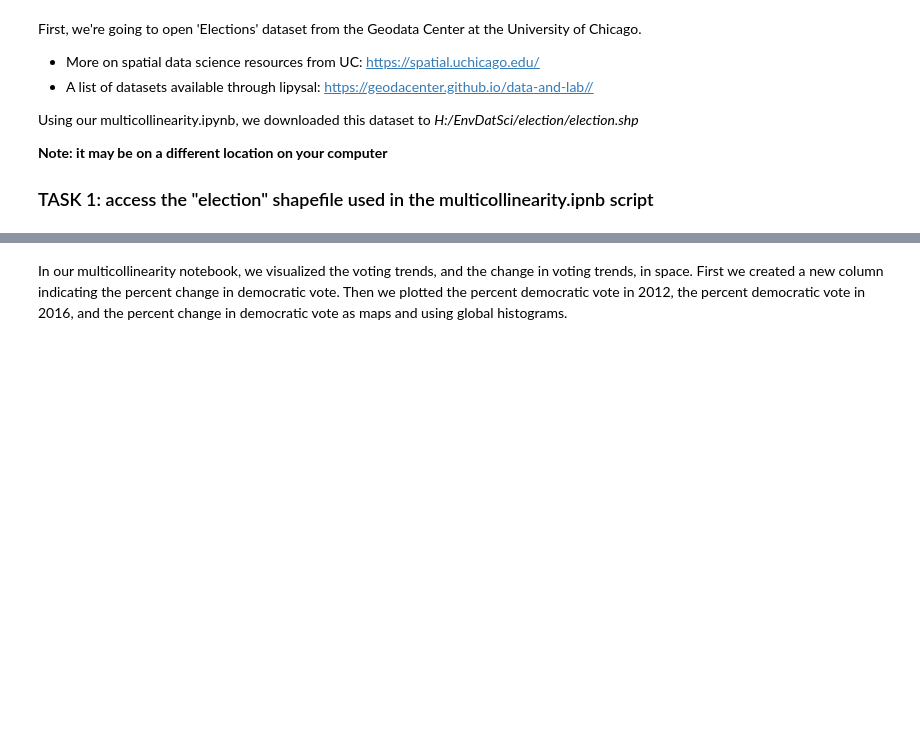
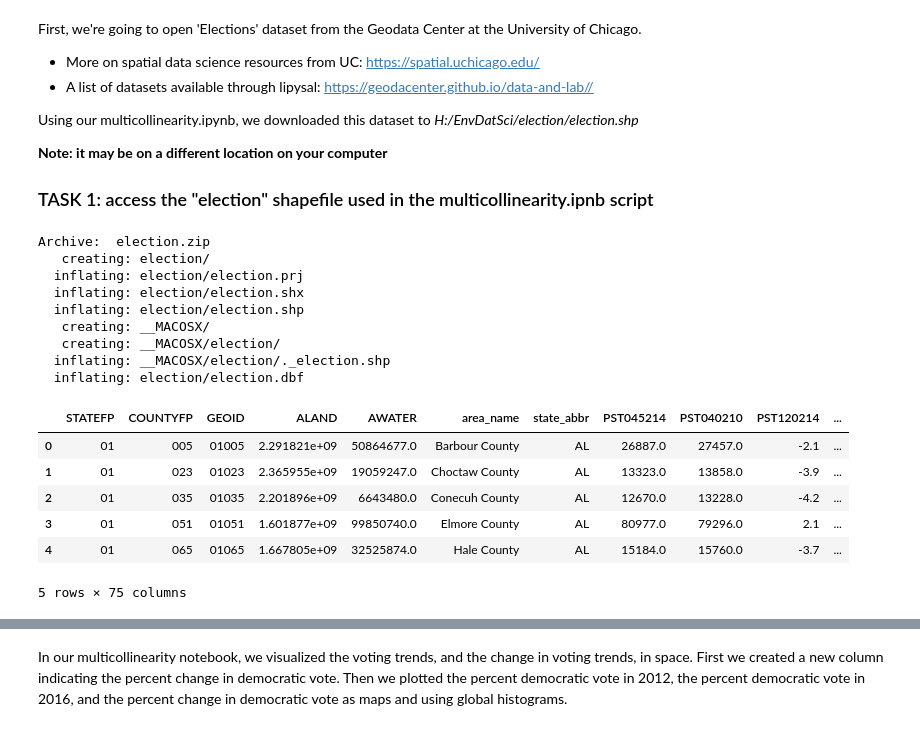
Before and after one commit to megmkoch/EnvDatSci22, a Jupyter notebook: CodeSprints/autocorrelation_methods.ipynb, the cells around one changed output, grey strips where cells are left out. Cells and saved outputs as stored; diff of their text form; code cells hidden in the pictures; blank space fills up the shorter version.

```diff
--- a/CodeSprints/autocorrelation_methods.ipynb
+++ b/CodeSprints/autocorrelation_methods.ipynb
@@ -40,3 +56,40 @@ Using our multicollinearity.ipynb, we downloaded this dataset to *H:/EnvDatSci/e
+# %%
+# Task 1
+#import required function:
+import urllib.request
+
+#define online filepath (aka url):
+url = 'https://geodacenter.github.io/data-and-lab//data/election.zip'
+
+#define local filepath:
+local_filepath = 'election.zip'
+
+#download elections data:
+urllib.request.urlretrieve(url, local_filepath)
+
+#unzip file: see if google can help you figure this one out!
+!unzip election.zip
+
+# TASK 2: Use geopandas to read in this shapefile. Call your geopandas.DataFrame "votes"
+votes = gpd.read_file("election/election.shp")
+votes.head()
+# %% [output]
+Archive:  election.zip
+   creating: election/
+  inflating: election/election.prj
+  inflating: election/election.shx
+  inflating: election/election.shp
+   creating: __MACOSX/
+   creating: __MACOSX/election/
+  inflating: __MACOSX/election/._election.shp
+  inflating: election/election.dbf
+|  | STATEFP | COUNTYFP | GEOID | ALAND | AWATER | area_name | state_abbr | PST045214 | PST040210 | PST120214 | ... |
+| 0 | 01 | 005 | 01005 | 2.291821e+09 | 50864677.0 | Barbour County | AL | 26887.0 | 27457.0 | -2.1 | ... |
+| 1 | 01 | 023 | 01023 | 2.365955e+09 | 19059247.0 | Choctaw County | AL | 13323.0 | 13858.0 | -3.9 | ... |
+| 2 | 01 | 035 | 01035 | 2.201896e+09 | 6643480.0 | Conecuh County | AL | 12670.0 | 13228.0 | -4.2 | ... |
+| 3 | 01 | 051 | 01051 | 1.601877e+09 | 99850740.0 | Elmore County | AL | 80977.0 | 79296.0 | 2.1 | ... |
+| 4 | 01 | 065 | 01065 | 1.667805e+09 | 32525874.0 | Hale County | AL | 15184.0 | 15760.0 | -3.7 | ... |
+5 rows × 75 columns
 # %%
 #Let's view the shapefile to get a general idea of the geometry we're looking at:
 %matplotlib inline
```
Also changed, not shown: parts of 7 cells of this notebook.
